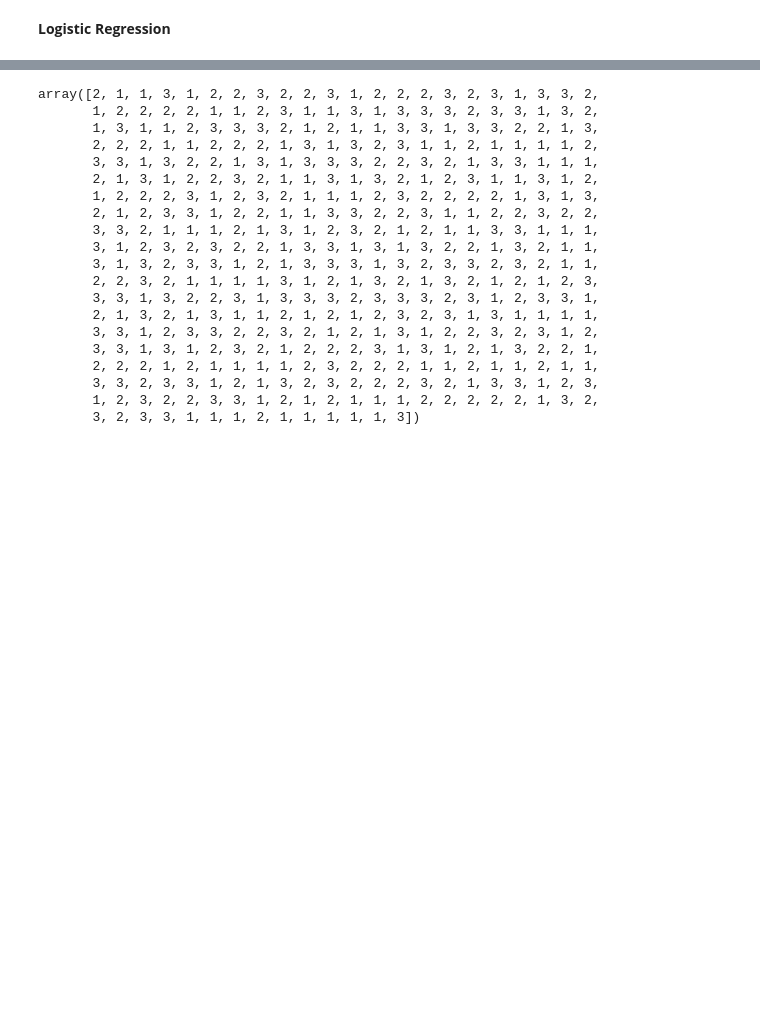
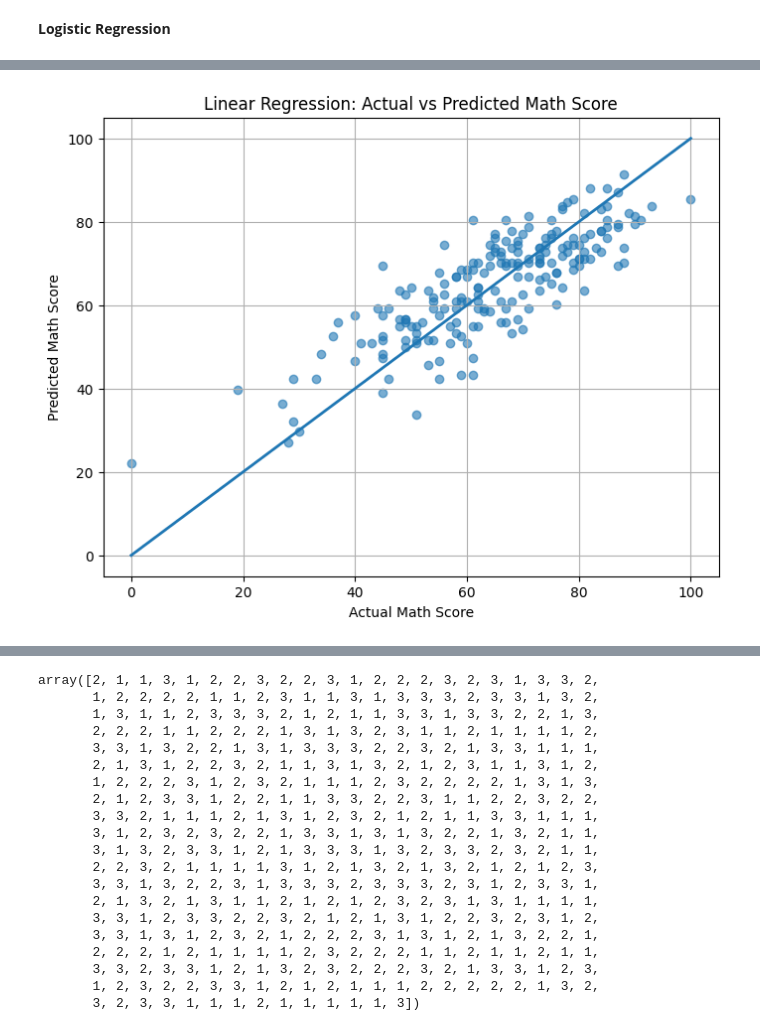
Before and after one commit to 984IKRAM/Analyse-Student-performance-DS-2, a Jupyter notebook: ANALYSE_STUDENT_PPERFORMANCE.ipynb, the cells around one changed output, grey strips where cells are left out. Cells and saved outputs as stored; diff of their text form; code cells hidden in the pictures; blank space fills up the shorter version.

```diff
--- a/ANALYSE_STUDENT_PPERFORMANCE.ipynb
+++ b/ANALYSE_STUDENT_PPERFORMANCE.ipynb
@@ -536,0 +453,79 @@ LogisticRegression(random_state=0)
+# %%
+
+
+# -----------------------------------------
+# 1. Importation des librairies
+# -----------------------------------------
+import pandas as pd
+import numpy as np
+import matplotlib.pyplot as plt
+from sklearn.model_selection import train_test_split
+from sklearn.linear_model import LinearRegression
+from sklearn.metrics import mean_squared_error, r2_score
+
+print("Libraries imported.")
+
+# -----------------------------------------
+# 2. Charger le fichier CSV
+# -----------------------------------------
+#IMPORTANT : Uploade d’abord ton fichier dans Colab (à gauche : Files → Upload)
+df = pd.read_csv('/content/StudentsPerformance.csv')
+
+print("Dataset loaded successfully.")
+print(df.head())
+
+# -----------------------------------------
+# 3. Définition des variables (X et y)
+# Ici on prédit le score en math (y) à partir du score en lecture (X)
+# -----------------------------------------
+X = df[['reading score']]
+y = df['math score']
+
+# -----------------------------------------
+# 4. Séparation Train/Test
+# -----------------------------------------
+X_train, X_test, y_train, y_test = train_test_split(
+    X, y, test_size=0.2, random_state=42
+)
+
+print("Train/test split completed.")
+
+# -----------------------------------------
+# 5. Modèle de régression linéaire
+# -----------------------------------------
+model = LinearRegression()
+model.fit(X_train, y_train)
+
+print("Model trained successfully.")
+
+# -----------------------------------------
+# 6. Prédictions
+# -----------------------------------------
+y_pred = model.predict(X_test)
+print("Predictions done.")
+
+# -----------------------------------------
+# 7. Calcul des métriques
+# -----------------------------------------
+mse = mean_squared_error(y_test, y_pred)
+rmse = np.sqrt(mse)
+r2 = r2_score(y_test, y_pred)
+
+print(f"R² : {r2:.4f}")
+print(f"MSE : {mse:.4f}")
+print(f"RMSE : {rmse:.4f}")
+
+# -----------------------------------------
+# 8. Visualisation : Actual vs Predicted
+# -----------------------------------------
+plt.figure(figsize=(8,6))
+plt.scatter(y_test, y_pred, alpha=0.6)
+plt.plot([y_test.min(), y_test.max()], [y_test.min(), y_test.max()], linewidth=2)
+plt.xlabel("Actual Math Score")
+plt.ylabel("Predicted Math Score")
+plt.title("Linear Regression: Actual vs Predicted Math Score")
+plt.grid(True)
+plt.show()
+
+print("Plot displayed.")
+# %% [output]
@@ -536,0 +549 @@ LogisticRegression(random_state=0)
+[figure, added]
```
Also changed, not shown: parts of 48 cells of this notebook.
